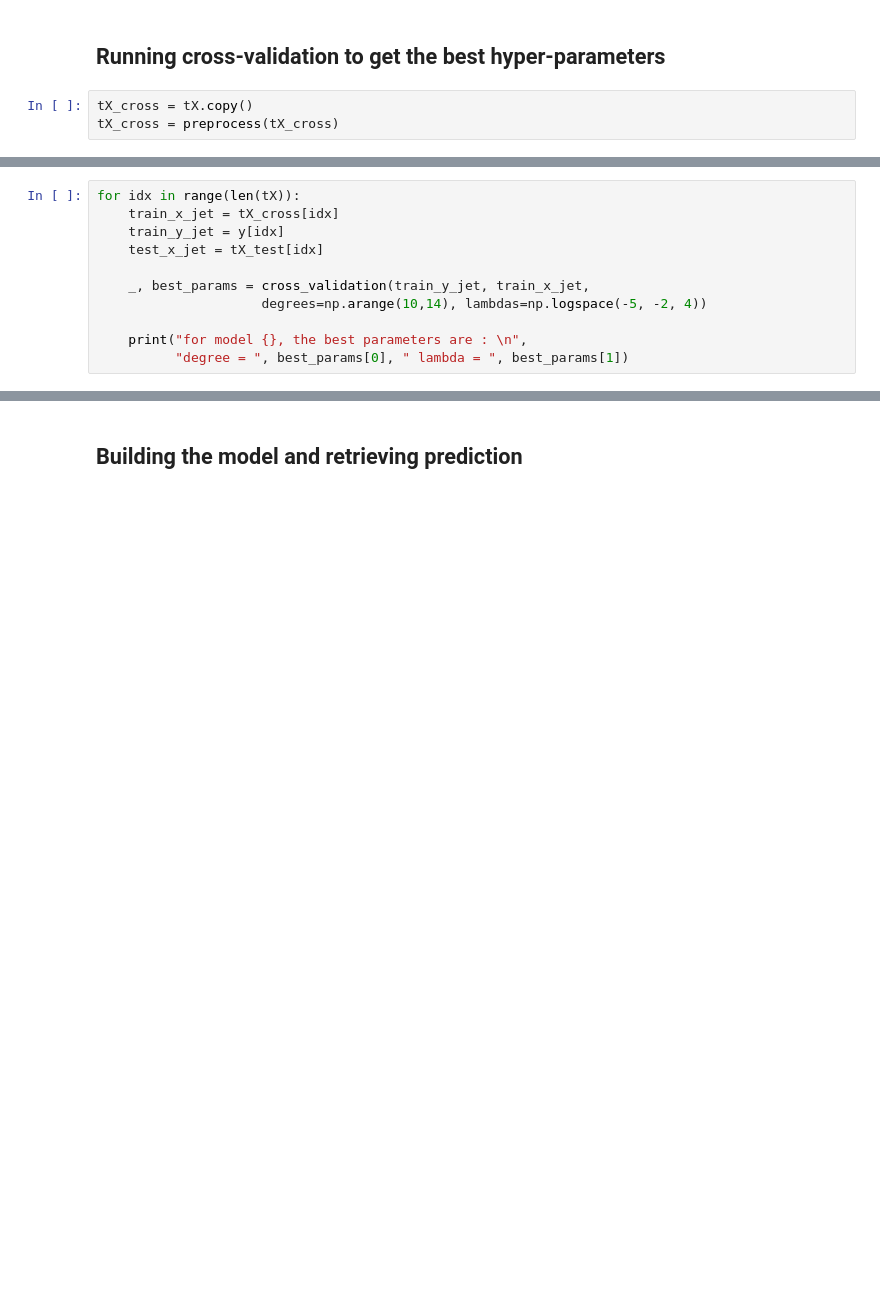
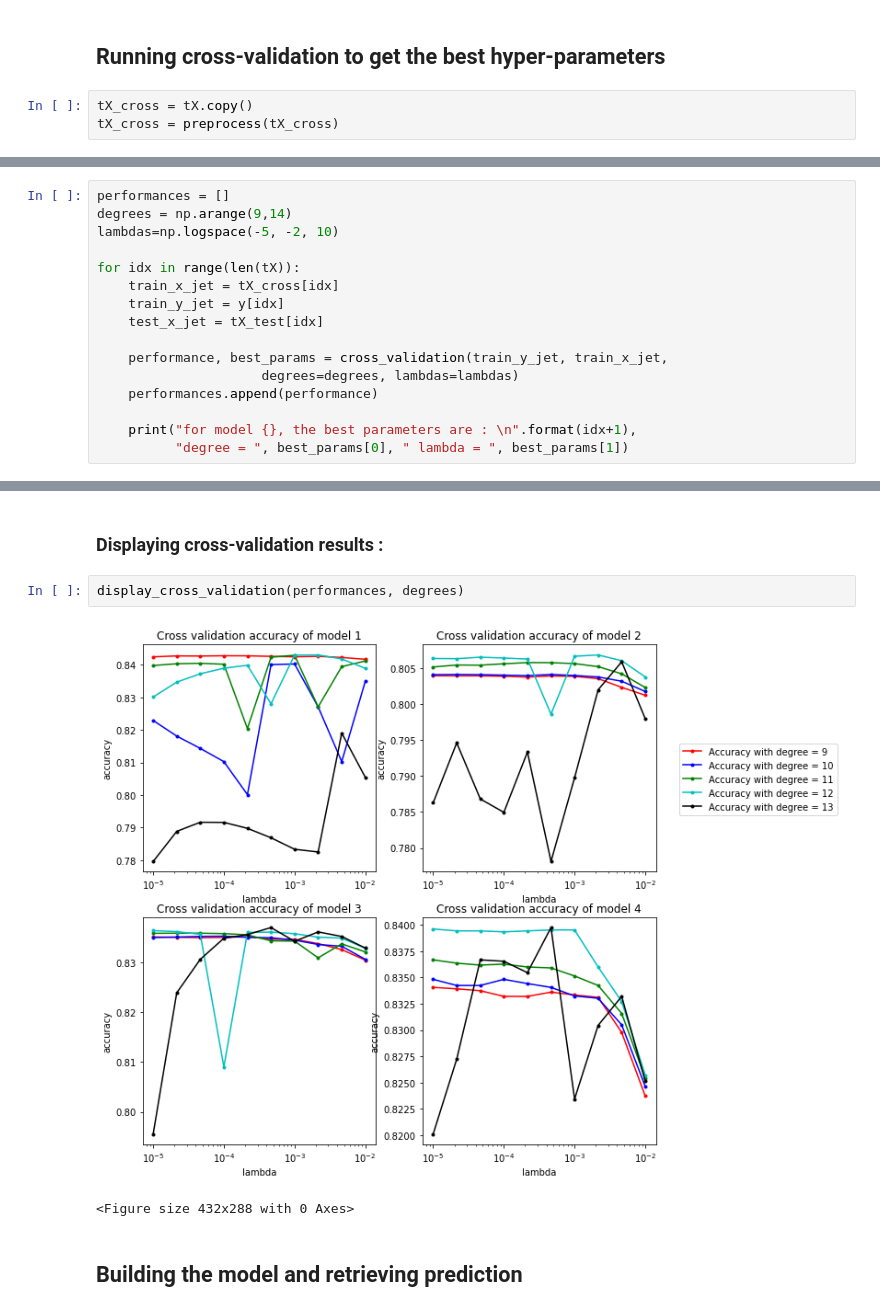
Before and after one commit to louiyo/twohundredbpm, a Jupyter notebook: Project_1/project.ipynb, the cells around one changed output, grey strips where cells are left out. Saved outputs shown, nothing was run; the diff lists cells and outputs as text; blank space fills up the shorter version.

Commit message:
Adding visualization
Cross-validation results plotting

```diff
--- a/Project_1/project.ipynb
+++ b/Project_1/project.ipynb
@@ -34,11 +40,16 @@ print(np.logspace(-5, -2, 4))
 # %%
+performances = []
+degrees = np.arange(9,14)
+lambdas=np.logspace(-5, -2, 10)
+
 for idx in range(len(tX)):
     train_x_jet = tX_cross[idx]
     train_y_jet = y[idx]
     test_x_jet = tX_test[idx]
 
-    _, best_params = cross_validation(train_y_jet, train_x_jet,
-                     degrees=np.arange(10,14), lambdas=np.logspace(-5, -2, 4))
+    performance, best_params = cross_validation(train_y_jet, train_x_jet,
+                     degrees=degrees, lambdas=lambdas)
+    performances.append(performance)
 
-    print("for model {}, the best parameters are : \n",
+    print("for model {}, the best parameters are : \n".format(idx+1),
           "degree = ", best_params[0], " lambda = ", best_params[1])
@@ -45,3 +74,10 @@ for idx in range(len(tX)):
+# %% [markdown]
+### Displaying cross-validation results :
+# %%
+display_cross_validation(performances, degrees)
+# %% [output]
+[figure, added]
+<Figure size 432x288 with 0 Axes>
 # %% [markdown]
 ## Building the model and retrieving prediction
 # %%
```
Also changed, not shown: parts of 6 cells of this notebook, 2 other files.
